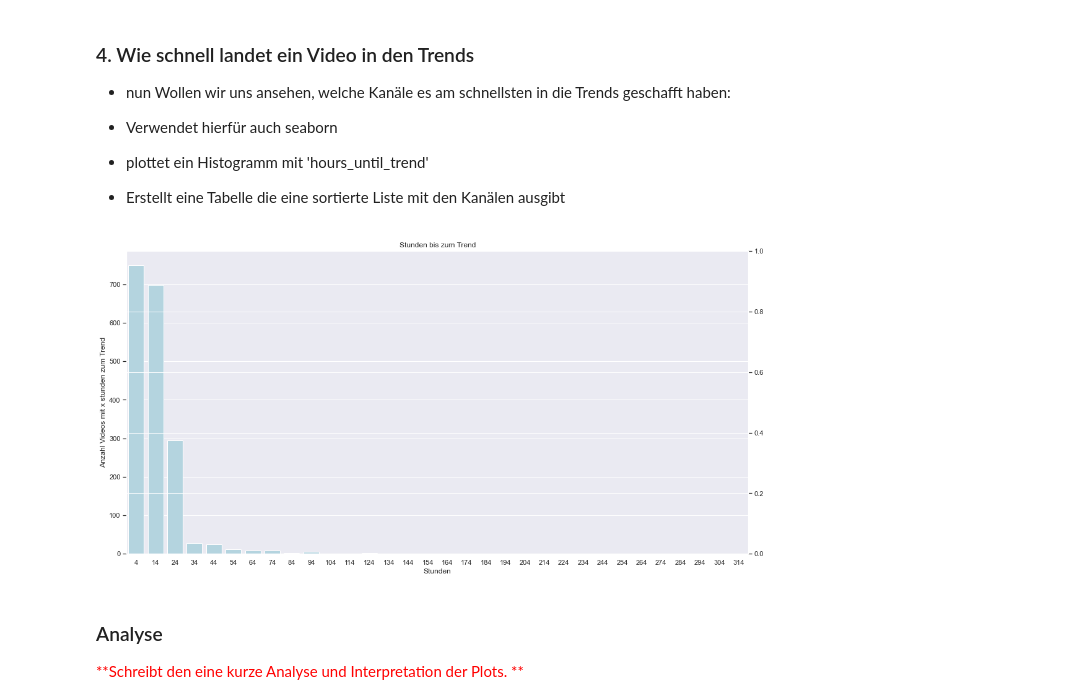
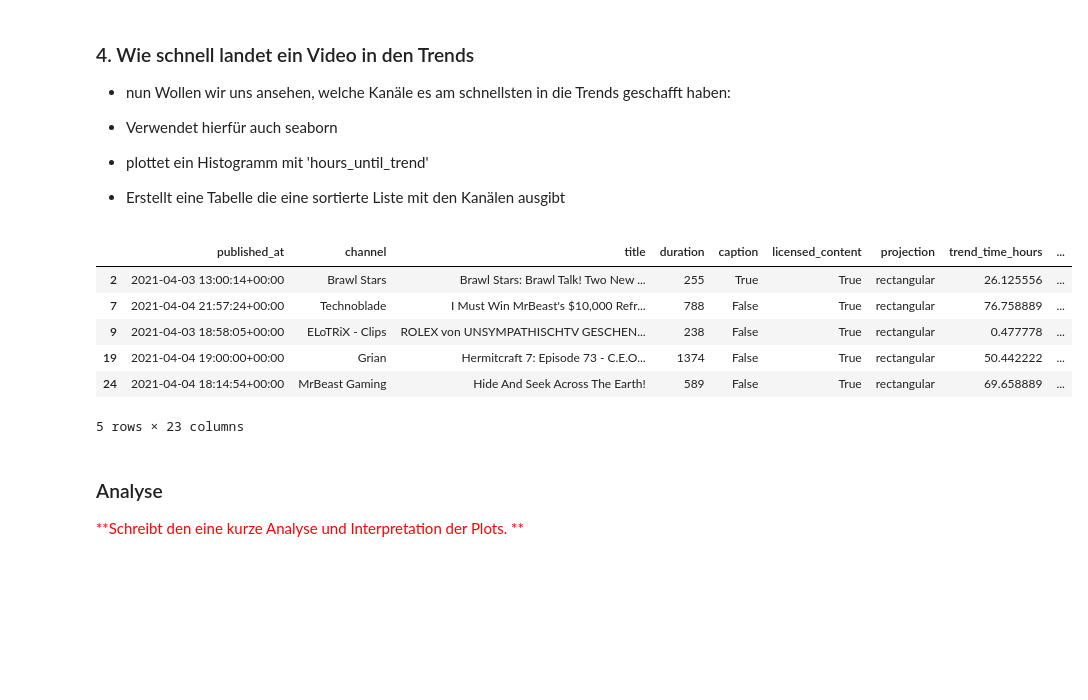
Before and after one commit to CmdLari/Data-Science-Praktikum, a Jupyter notebook: 01_Datenanalyse_Aufgaben.ipynb, the cells around one changed output. Saved outputs shown, nothing was run; the diff lists cells and outputs as text; code cells hidden in the pictures; blank space fills up the shorter version.

```diff
--- a/01_Datenanalyse_Aufgaben.ipynb
+++ b/01_Datenanalyse_Aufgaben.ipynb
@@ -575,52 +575,39 @@ Geht bitte wie folgt vor:
 # %%
 ### hier sollte euer Code stehen
 
 # Daten vorbereiten:
 gaming_data.hours_until_trend.min()
 
 intervalgrenzen=range(np.floor(gaming_data.hours_until_trend.min()).astype(int),
                       np.ceil(gaming_data.hours_until_trend.max()).astype(int)+10,
                       10)
 #print(intervalgrenzen)
 
-gaming_data['hours_until_trend_class'] = pd.cut(x=gaming_data.hours_until_trend,bins=intervalgrenzen,labels=intervalgrenzen[0:len(intervalgrenzen)-1],retbins=False,include_lowest=True)
 
+#gaming_data['hours_until_trend_class'] = pd.cut(x=gaming_data.hours_until_trend,bins=intervalgrenzen,labels=intervalgrenzen[0:len(intervalgrenzen)-1],retbins=False,include_lowest=True)
+gaming_data['hours_until_trend_class'] = pd.cut(x=gaming_data.hours_until_trend,bins=intervalgrenzen,include_lowest=True)
+gaming_data.head()
 
-#gamingTrendClasses = gaming_data.groupby('hours_until_trend_class').count()#[['hours_until_trend_class','title']]
-gamingTrendClasses = gaming_data[['hours_until_trend_class','title']].groupby('hours_until_trend_class').count()
-#gamingTrendClasses.head()
+# gaming_data['hours_until_trend_class'].dtypes
+# for i in gaming_data['hours_until_trend_class']:
+#     print(type(i))
 
-#gamingTrendClasses=pd.DataFrame(gaming_data[['title','hours_until_trend_class']])
-#gamingTrendClasses=pd.DataFrame(gaming_data['hours_until_trend_class'].transform(lambda x:str(x)))
-#gamingTrendClasses=pd.DataFrame(gaming_data['hours_until_trend_class'].transform(lambda x:str(x)))[['hours_until_trend_class']]
+#df = gaming_data.assign(hut_class_label=lambda x:''.join(str(x['hours_until_trend_class'].Interval.left)," - ",str(x['hours_until_trend_class'].right)))
+df = gaming_data.assign(hut_class_label=lambda x:''.join(str((x['hours_until_trend_class'].iloc[0]))))
+#df = gaming_data.assign(hut_class_label=lambda x:'a'+ print(x.dtypes)+print(x.name))
+df.head()
 
-gamingTrendClasses.head()
-# gamingTrendClasses.dtypes
+dff = gaming_data.assign(hut_class_label=lambda x:''.join(str((x['hours_until_trend_class'].iloc[0]))))
 
-# Daten Plotten
-
-# erfolgloser schrott
-
-#sns.lineplot(x=gamingTrendClasses.index,y=gamingTrendClasses.title,ax=ax2)
-#sns.histplot(data=gamingTrendClasses,x='hours_until_trend_class',y='title')
-#ax=sns.barplot(data=gamingTrendClasses,x='hours_until_trend_class',y='title')
-#plt.gcf().set_size_inches(16,16)
-# ax.set(xlabel="Anzahl Views (cleaned)",ylabel="Häufigkeit",title="Geiler Scheiß!")
-# ax.ticklabel_format(axis='x',style='plain')
-# plt.show()
-
-# Übersichtliche Tabelle ausgeben.
-tabelle = gaming_data[['title','channel','hours_until_trend']].sort_values(by='hours_until_trend',ascending=True)
-tabelle
-
-# das hier läfut
-fig, ax1 = plt.subplots(figsize=(18,9)) # keine ahnung.
-sns.barplot(x=gamingTrendClasses.index,y=gamingTrendClasses.title,color='lightblue',ax=ax1)
-plt.gca().set(title="Stunden bis zum Trend",xlabel="Stunden",ylabel="Anzahl Videos mit x stunden zum Trend")
-
-#ax2 = ax1.twinx() # die x-achse duplizieren, um die beiden plots zu überlagern.
+# Versuche mit den artikel: https://www.tutorialspoint.com/how-to-group-data-by-time-intervals-in-python-pandas
 # %% [output]
-[figure, removed]
+|  | published_at | channel | title | duration | caption | licensed_content | projection | trend_time_hours | ... |
+| 2 | 2021-04-03 13:00:14+00:00 | Brawl Stars | Brawl Stars: Brawl Talk! Two New ... | 255 | True | True | rectangular | 26.125556 | ... |
+| 7 | 2021-04-04 21:57:24+00:00 | Technoblade | I Must Win MrBeast's $10,000 Refr... | 788 | False | True | rectangular | 76.758889 | ... |
+| 9 | 2021-04-03 18:58:05+00:00 | ELoTRiX - Clips | ROLEX von UNSYMPATHISCHTV GESCHEN... | 238 | False | True | rectangular | 0.477778 | ... |
+| 19 | 2021-04-04 19:00:00+00:00 | Grian | Hermitcraft 7: Episode 73 - C.E.O... | 1374 | False | True | rectangular | 50.442222 | ... |
+| 24 | 2021-04-04 18:14:54+00:00 | MrBeast Gaming | Hide And Seek Across The Earth! | 589 | False | True | rectangular | 69.658889 | ... |
+5 rows × 23 columns
 # %%
 ### hier nichts ausführen, sonst verschwindet der Output.
 # %% [markdown]
```
